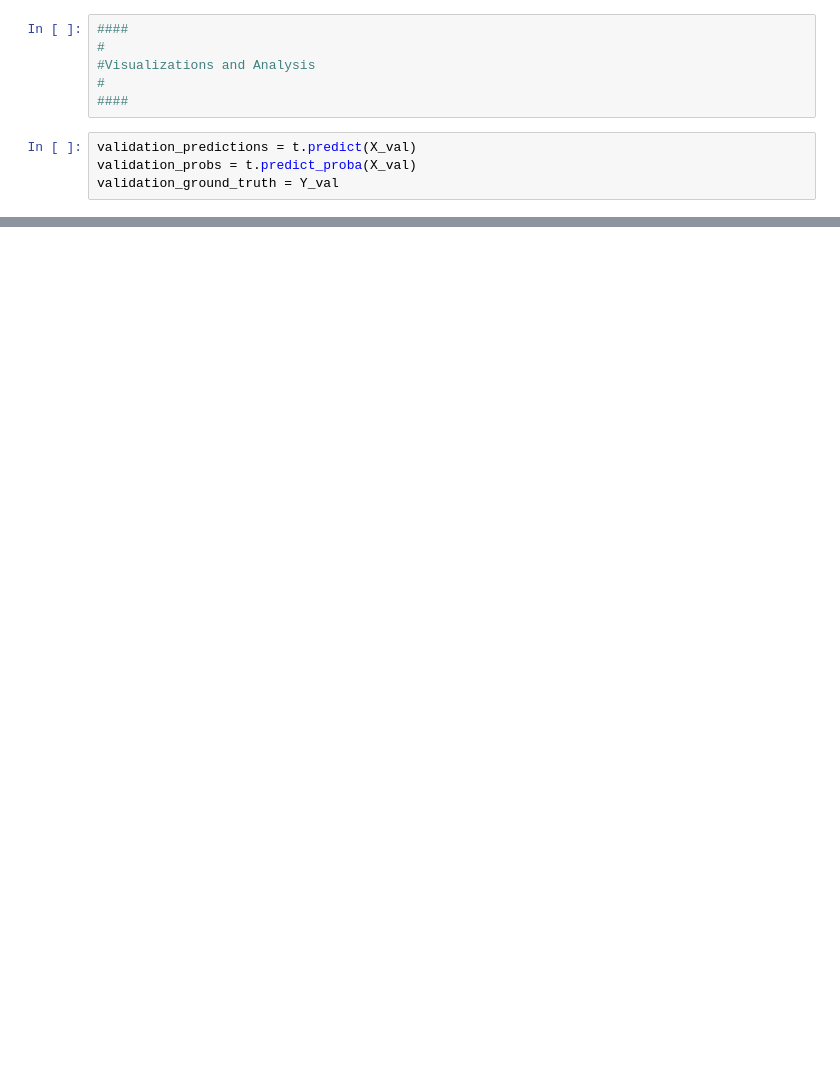
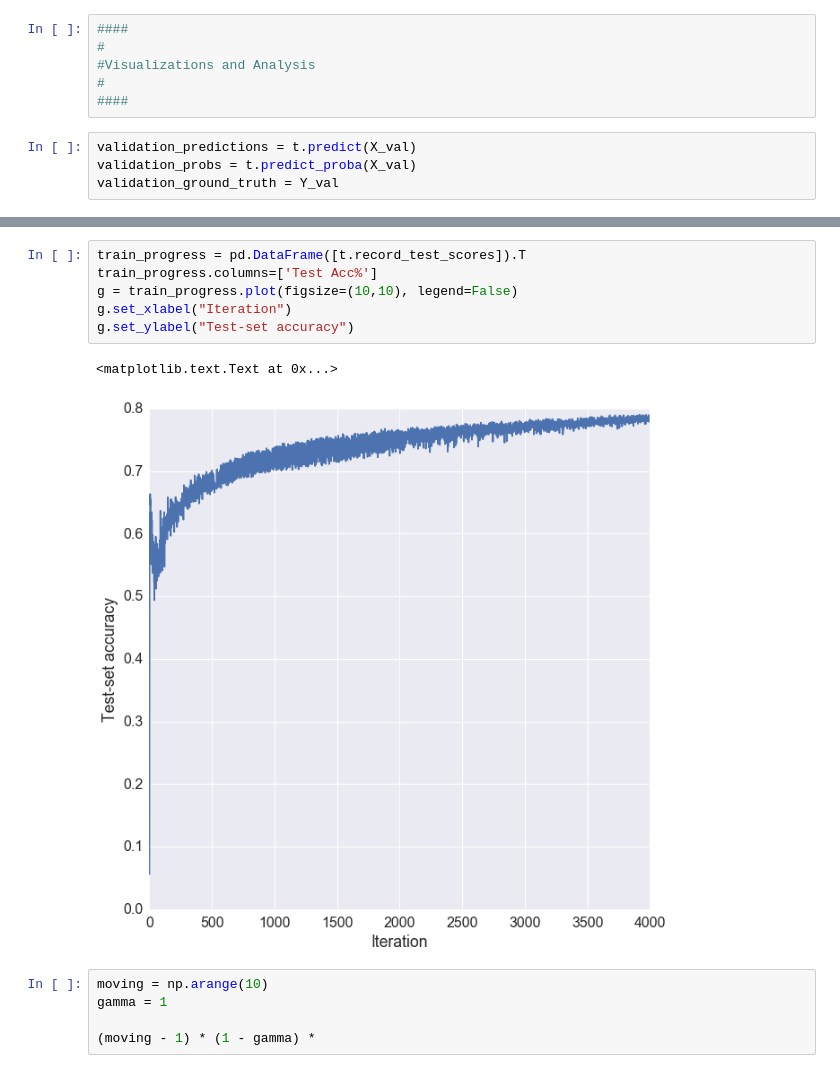
Before and after one commit to elsqueegie/18-sem1-5329-first-assignment, a Jupyter notebook: code/Results.ipynb, the cells around one changed output, grey strips where cells are left out. Cells and saved outputs as stored; diff of their text form; blank space fills up the shorter version.

```diff
--- a/code/Results.ipynb
+++ b/code/Results.ipynb
@@ -579,0 +566,14 @@ accuracy(validation_ground_truth, validation_predictions)
+# %%
+train_progress = pd.DataFrame([t.record_test_scores]).T
+train_progress.columns=['Test Acc%']
+g = train_progress.plot(figsize=(10,10), legend=False)
+g.set_xlabel("Iteration")
+g.set_ylabel("Test-set accuracy")
+# %% [output]
+<matplotlib.text.Text at 0x...>
+[figure, added]
+# %%
+moving = np.arange(10)
+gamma = 1
+
+(moving - 1) * (1 - gamma) *
```
Also changed, not shown: parts of 14 cells of this notebook, 1 other file.
